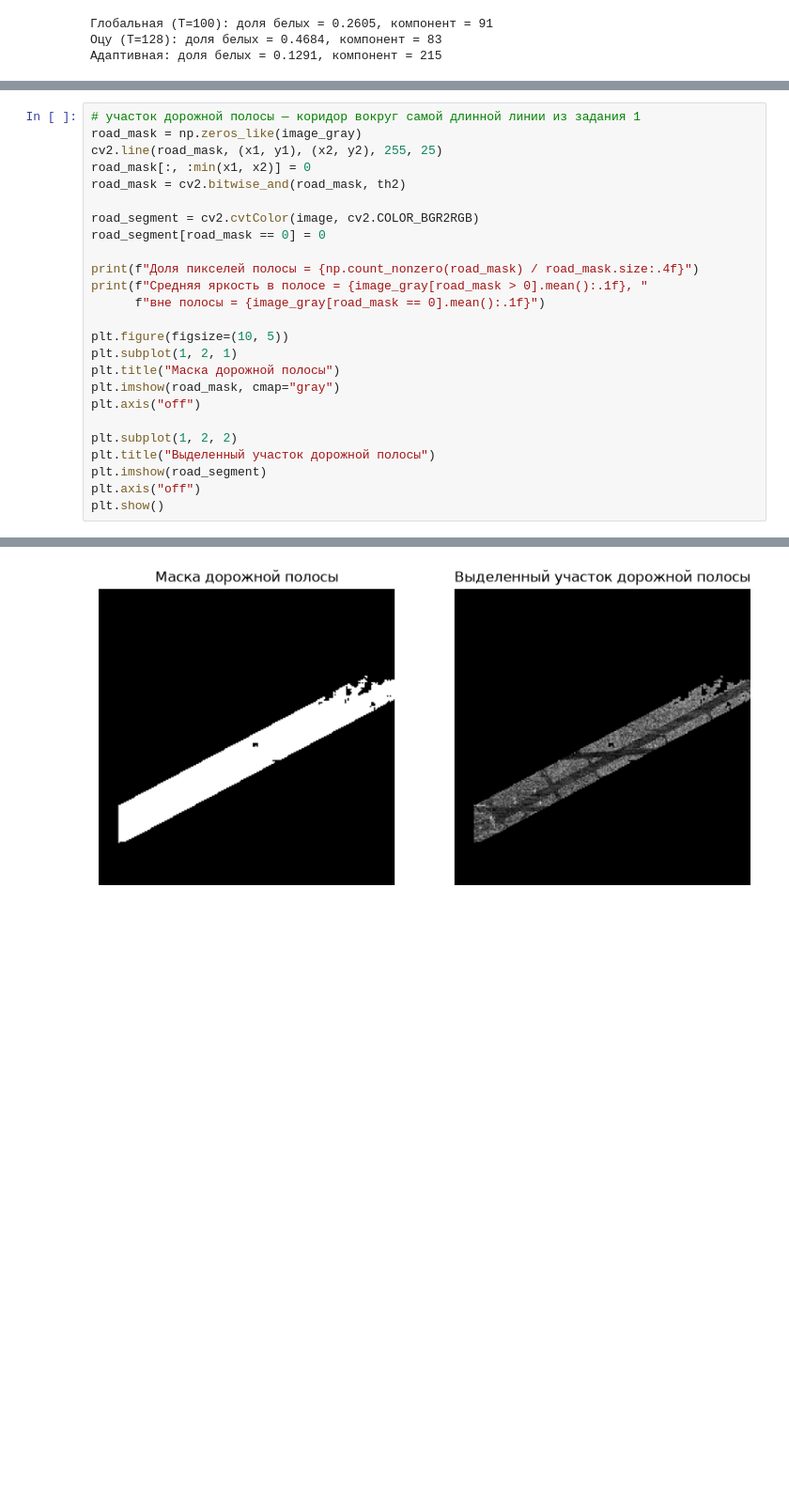
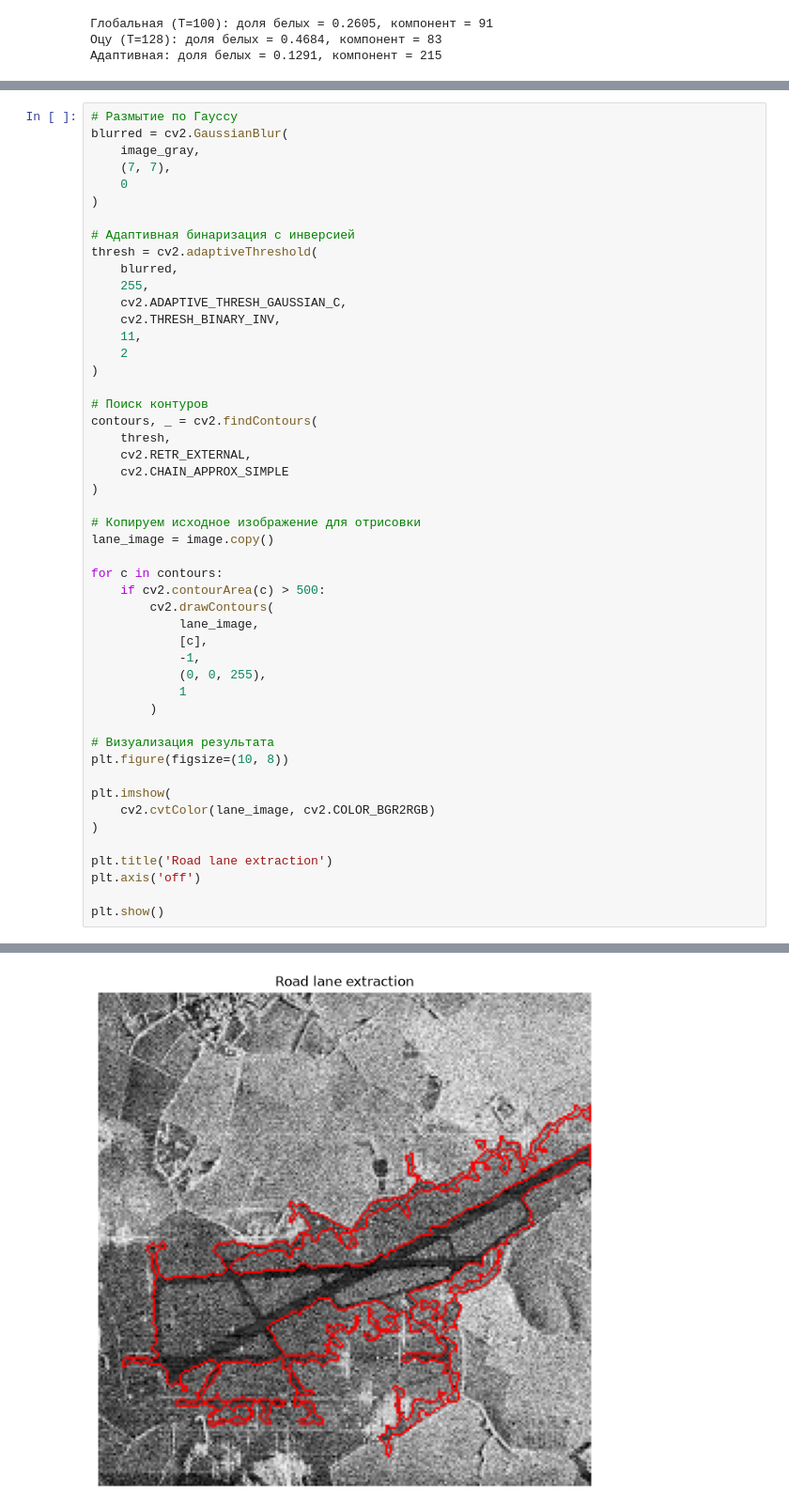
Before and after one commit to IntFxZen/image-processing, a Jupyter notebook: Third lab/Processing.ipynb, the cells around one changed output, grey strips where cells are left out. Shown at 94% size. Cells and saved outputs as stored; diff of their text form; blank space fills up the shorter version.

```diff
--- a/Third lab/Processing.ipynb
+++ b/Third lab/Processing.ipynb
@@ -143,28 +143,52 @@ plt.show()
 # %% [output]
 [figure]
 # %%
-# участок дорожной полосы — коридор вокруг самой длинной линии из задания 1
-road_mask = np.zeros_like(image_gray)
-cv2.line(road_mask, (x1, y1), (x2, y2), 255, 25)
-road_mask[:, :min(x1, x2)] = 0
-road_mask = cv2.bitwise_and(road_mask, th2)
+# Размытие по Гауссу
+blurred = cv2.GaussianBlur(
+    image_gray,
+    (7, 7),
+    0
+)
 
-road_segment = cv2.cvtColor(image, cv2.COLOR_BGR2RGB)
-road_segment[road_mask == 0] = 0
+# Адаптивная бинаризация с инверсией
+thresh = cv2.adaptiveThreshold(
+    blurred,
+    255,
+    cv2.ADAPTIVE_THRESH_GAUSSIAN_C,
+    cv2.THRESH_BINARY_INV,
+    11,
+    2
+)
 
-print(f"Доля пикселей полосы = {np.count_nonzero(road_mask) / road_mask.size:.4f}")
-print(f"Средняя яркость в полосе = {image_gray[road_mask > 0].mean():.1f}, "
-      f"вне полосы = {image_gray[road_mask == 0].mean():.1f}")
+# Поиск контуров
+contours, _ = cv2.findContours(
+    thresh,
+    cv2.RETR_EXTERNAL,
+    cv2.CHAIN_APPROX_SIMPLE
+)
 
-plt.figure(figsize=(10, 5))
-plt.subplot(1, 2, 1)
-plt.title("Маска дорожной полосы")
-plt.imshow(road_mask, cmap="gray")
-plt.axis("off")
+# Копируем исходное изображение для отрисовки
+lane_image = image.copy()
 
-plt.subplot(1, 2, 2)
-plt.title("Выделенный участок дорожной полосы")
-plt.imshow(road_segment)
-plt.axis("off")
+for c in contours:
+    if cv2.contourArea(c) > 500:
+        cv2.drawContours(
+            lane_image,
+            [c],
+            -1,
+            (0, 0, 255),
+            1
+        )
+
+# Визуализация результата
+plt.figure(figsize=(10, 8))
+
+plt.imshow(
+    cv2.cvtColor(lane_image, cv2.COLOR_BGR2RGB)
+)
+
+plt.title('Road lane extraction')
+plt.axis('off')
+
 plt.show()
 # %% [output]
@@ -173,3 +195,3 @@ plt.show()
-[figure, old version]
+[figure, new version]
 # %% [markdown]
 ### Вывод
```
Also changed, not shown: parts of 2 cells of this notebook.
